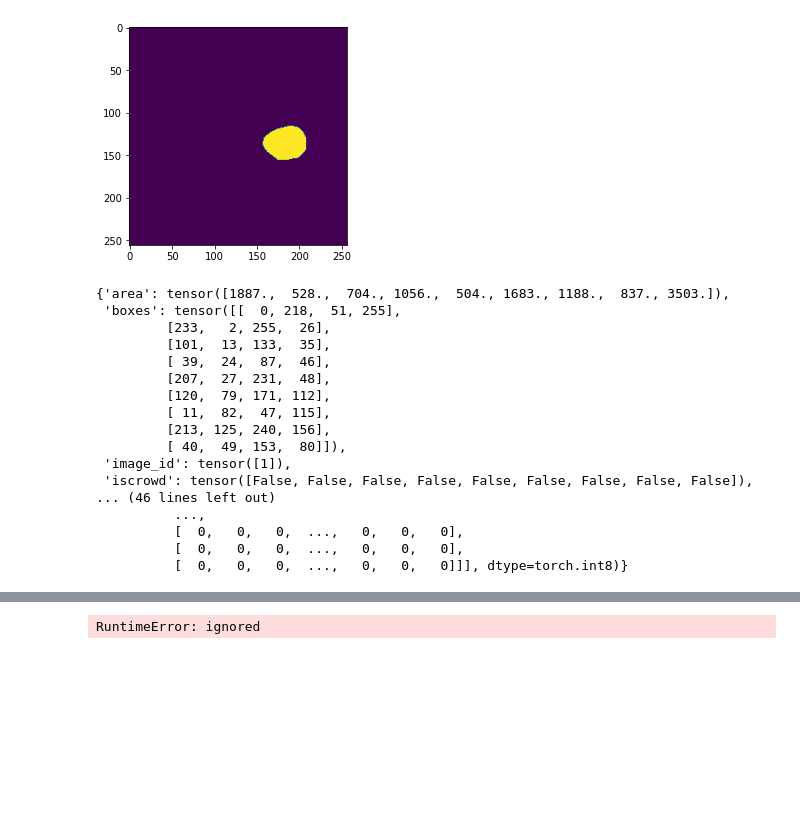
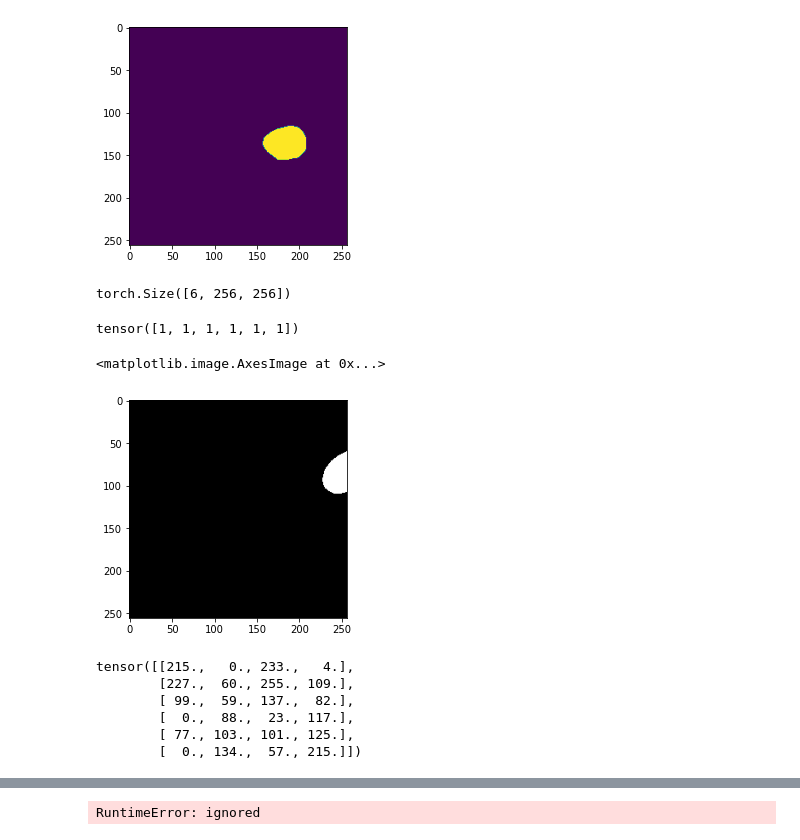
Before and after one commit to MahdiEsrafili/image_segmentation, a Jupyter notebook: cancer_instance_segmentation.ipynb, the cells around one changed output, grey strips where cells are left out. Drawn from its saved outputs; the diff is of its cells as text; code cells hidden in the pictures; blank space fills up the shorter version.

```diff
--- a/cancer_instance_segmentation.ipynb
+++ b/cancer_instance_segmentation.ipynb
@@ -202,23 +257,25 @@ transform = T.Compose([T.ToTensor()])
 breast_cell_idx = np.where(types=='Breast')[0]
 # %%
 train_ds = CancerDS(breast_cell_idx, images, masks, types, transform)
+# %%
+train_ds[2][1]['masks'].shape
+# %% [output]
+torch.Size([6, 256, 256])
 # %%
-train_ds[1][1]
+train_ds[2][1]['labels']
 # %% [output]
-{'area': tensor([1887.,  528.,  704., 1056.,  504., 1683., 1188.,  837., 3503.]),
- 'boxes': tensor([[  0, 218,  51, 255],
-         [233,   2, 255,  26],
-         [101,  13, 133,  35],
-         [ 39,  24,  87,  46],
-         [207,  27, 231,  48],
-         [120,  79, 171, 112],
-         [ 11,  82,  47, 115],
-         [213, 125, 240, 156],
-         [ 40,  49, 153,  80]]),
- 'image_id': tensor([1]),
- 'iscrowd': tensor([False, False, False, False, False, False, False, False, False]),
-... (46 lines left out)
-          ...,
-          [  0,   0,   0,  ...,   0,   0,   0],
-          [  0,   0,   0,  ...,   0,   0,   0],
-          [  0,   0,   0,  ...,   0,   0,   0]]], dtype=torch.int8)}
+tensor([1, 1, 1, 1, 1, 1])
+# %%
+plt.imshow(train_ds[2][1]['masks'][1], cmap='gray')
+# %% [output]
+<matplotlib.image.AxesImage at 0x...>
+[figure, added]
+# %%
+train_ds[2][1]['boxes']
+# %% [output]
+tensor([[215.,   0., 233.,   4.],
+        [227.,  60., 255., 109.],
+        [ 99.,  59., 137.,  82.],
+        [  0.,  88.,  23., 117.],
+        [ 77., 103., 101., 125.],
+        [  0., 134.,  57., 215.]])
```
Also changed, not shown: parts of 41 cells of this notebook.
